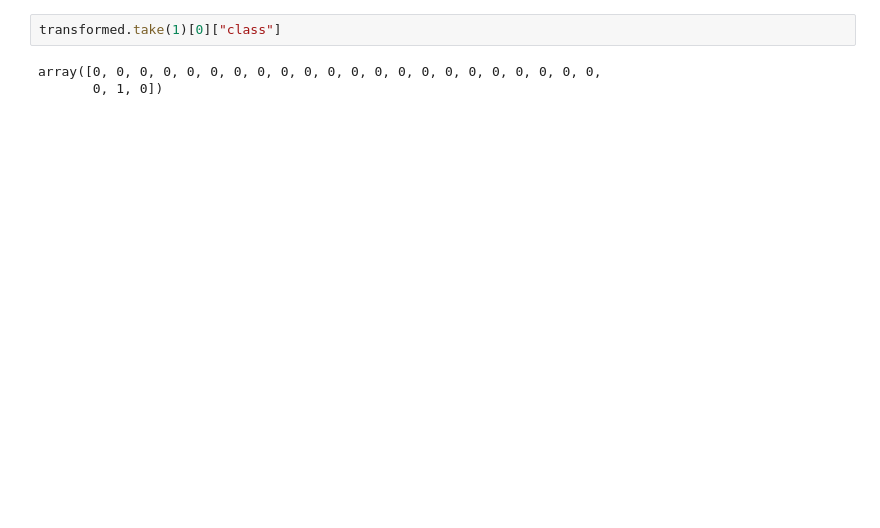
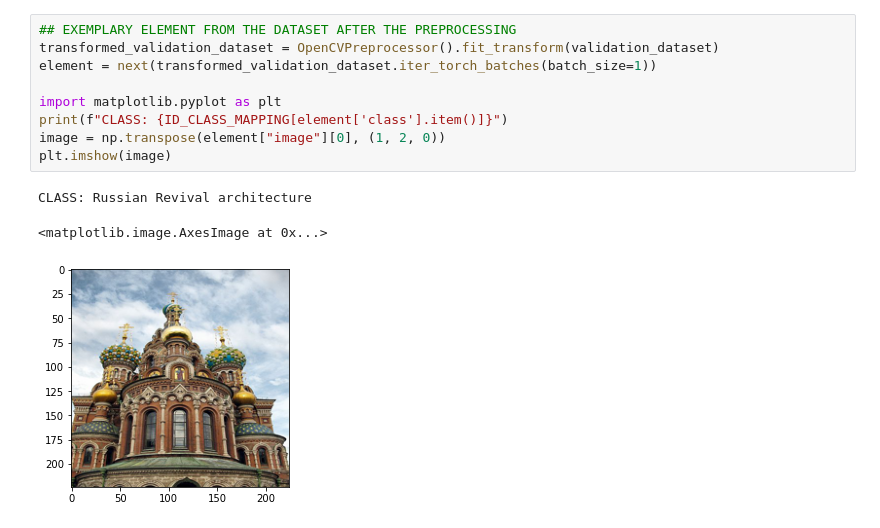
Before and after one commit to skupien/adzd-project, a Jupyter notebook: poc_pytorch.ipynb, the cells around one changed output. Drawn from its saved outputs; the diff is of its cells as text; blank space fills up the shorter version.

```diff
--- a/poc_pytorch.ipynb
+++ b/poc_pytorch.ipynb
@@ -82,5 +131,13 @@ transformed = preprocessor.fit_transform(valid_dataset)
-# %%
-transformed.take(1)[0]["class"]
-# %% [output]
-array([0, 0, 0, 0, 0, 0, 0, 0, 0, 0, 0, 0, 0, 0, 0, 0, 0, 0, 0, 0, 0, 0,
-       0, 1, 0])
+# %%
+## EXEMPLARY ELEMENT FROM THE DATASET AFTER THE PREPROCESSING
+transformed_validation_dataset = OpenCVPreprocessor().fit_transform(validation_dataset)
+element = next(transformed_validation_dataset.iter_torch_batches(batch_size=1))
+
+import matplotlib.pyplot as plt
+print(f"CLASS: {ID_CLASS_MAPPING[element['class'].item()]}")
+image = np.transpose(element["image"][0], (1, 2, 0))
+plt.imshow(image)
+# %% [output]
+CLASS: Russian Revival architecture
+<matplotlib.image.AxesImage at 0x...>
+[figure, added]
```
Also changed, not shown: parts of 11 cells of this notebook, 17 other files.
